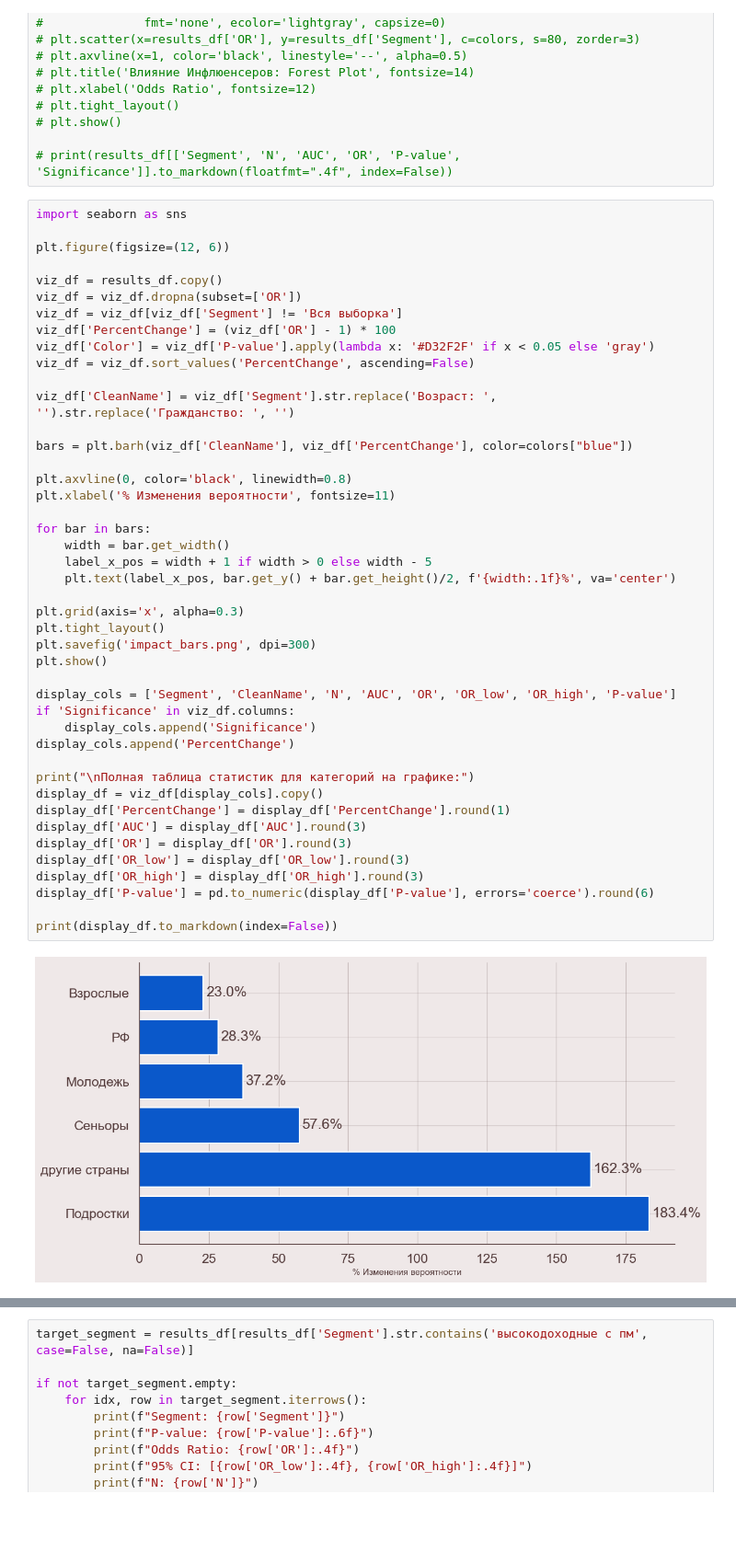
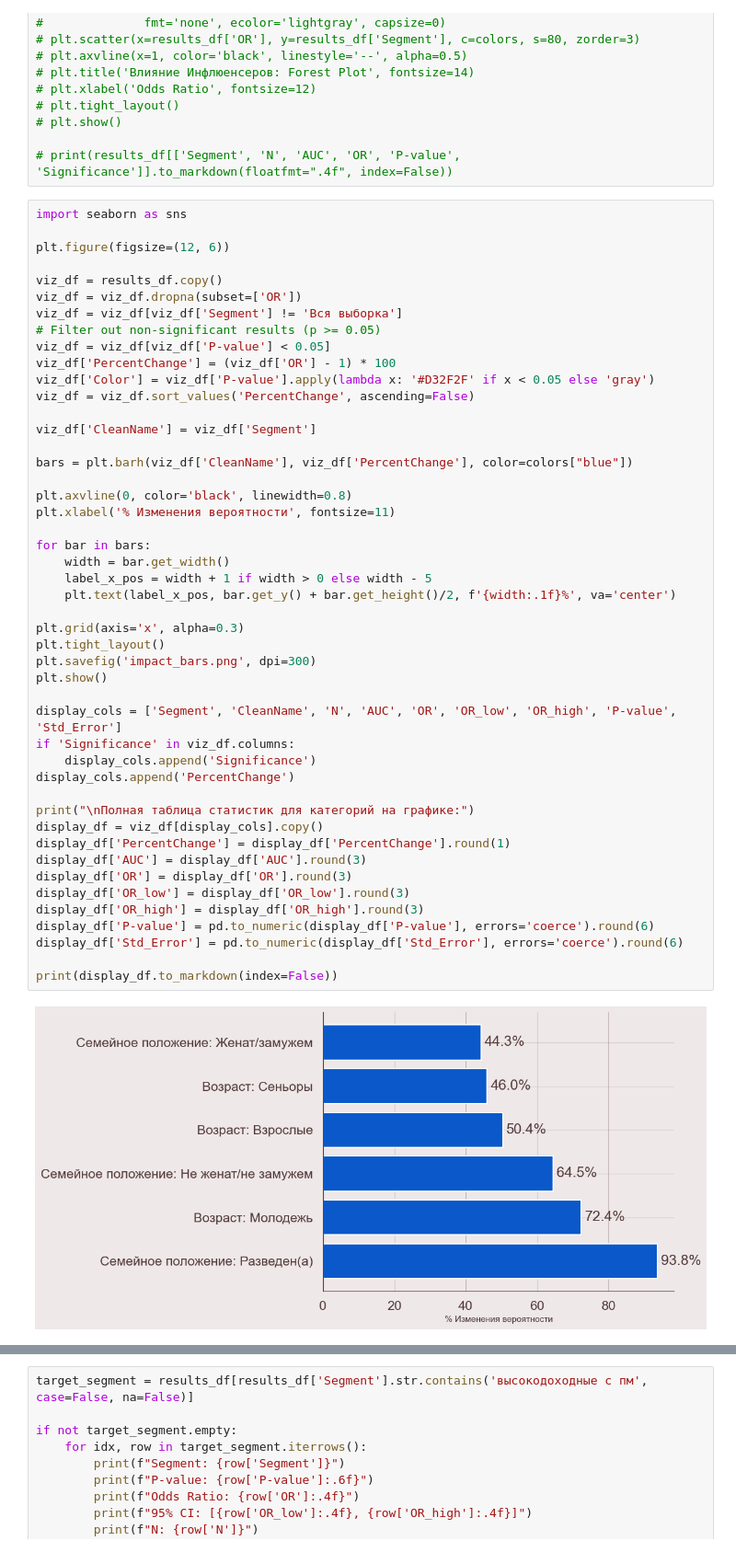
Before and after one commit to Neat-Snap/dano25, a Jupyter notebook: robust.ipynb, the cells around one changed output, grey strips where cells are left out. Shown at 92% size. Drawn from its saved outputs; the diff is of its cells as text; blank space fills up the shorter version.

```diff
--- a/robust.ipynb
+++ b/robust.ipynb
@@ -369,42 +374,45 @@ plt.figure(figsize=(12, 6))
 viz_df = results_df.copy()
 viz_df = viz_df.dropna(subset=['OR'])
 viz_df = viz_df[viz_df['Segment'] != 'Вся выборка']
+# Filter out non-significant results (p >= 0.05)
+viz_df = viz_df[viz_df['P-value'] < 0.05]
 viz_df['PercentChange'] = (viz_df['OR'] - 1) * 100
 viz_df['Color'] = viz_df['P-value'].apply(lambda x: '#D32F2F' if x < 0.05 else 'gray')
 viz_df = viz_df.sort_values('PercentChange', ascending=False)
 
-viz_df['CleanName'] = viz_df['Segment'].str.replace('Возраст: ', '').str.replace('Гражданство: ', '')
+viz_df['CleanName'] = viz_df['Segment']
 
 bars = plt.barh(viz_df['CleanName'], viz_df['PercentChange'], color=colors["blue"])
 
 plt.axvline(0, color='black', linewidth=0.8)
 plt.xlabel('% Изменения вероятности', fontsize=11)
 
 for bar in bars:
     width = bar.get_width()
     label_x_pos = width + 1 if width > 0 else width - 5
     plt.text(label_x_pos, bar.get_y() + bar.get_height()/2, f'{width:.1f}%', va='center')
 
 plt.grid(axis='x', alpha=0.3)
 plt.tight_layout()
 plt.savefig('impact_bars.png', dpi=300)
 plt.show()
 
-display_cols = ['Segment', 'CleanName', 'N', 'AUC', 'OR', 'OR_low', 'OR_high', 'P-value']
+display_cols = ['Segment', 'CleanName', 'N', 'AUC', 'OR', 'OR_low', 'OR_high', 'P-value', 'Std_Error']
 if 'Significance' in viz_df.columns:
     display_cols.append('Significance')
 display_cols.append('PercentChange')
 
 print("\nПолная таблица статистик для категорий на графике:")
 display_df = viz_df[display_cols].copy()
 display_df['PercentChange'] = display_df['PercentChange'].round(1)
 display_df['AUC'] = display_df['AUC'].round(3)
 display_df['OR'] = display_df['OR'].round(3)
 display_df['OR_low'] = display_df['OR_low'].round(3)
 display_df['OR_high'] = display_df['OR_high'].round(3)
 display_df['P-value'] = pd.to_numeric(display_df['P-value'], errors='coerce').round(6)
+display_df['Std_Error'] = pd.to_numeric(display_df['Std_Error'], errors='coerce').round(6)
 
 print(display_df.to_markdown(index=False))
 # %% [output]
-[figure, old version]
+[figure, new version]
 Полная таблица статистик для категорий на графике:
```
Also changed, not shown: parts of 4 cells of this notebook, 1 other file.
